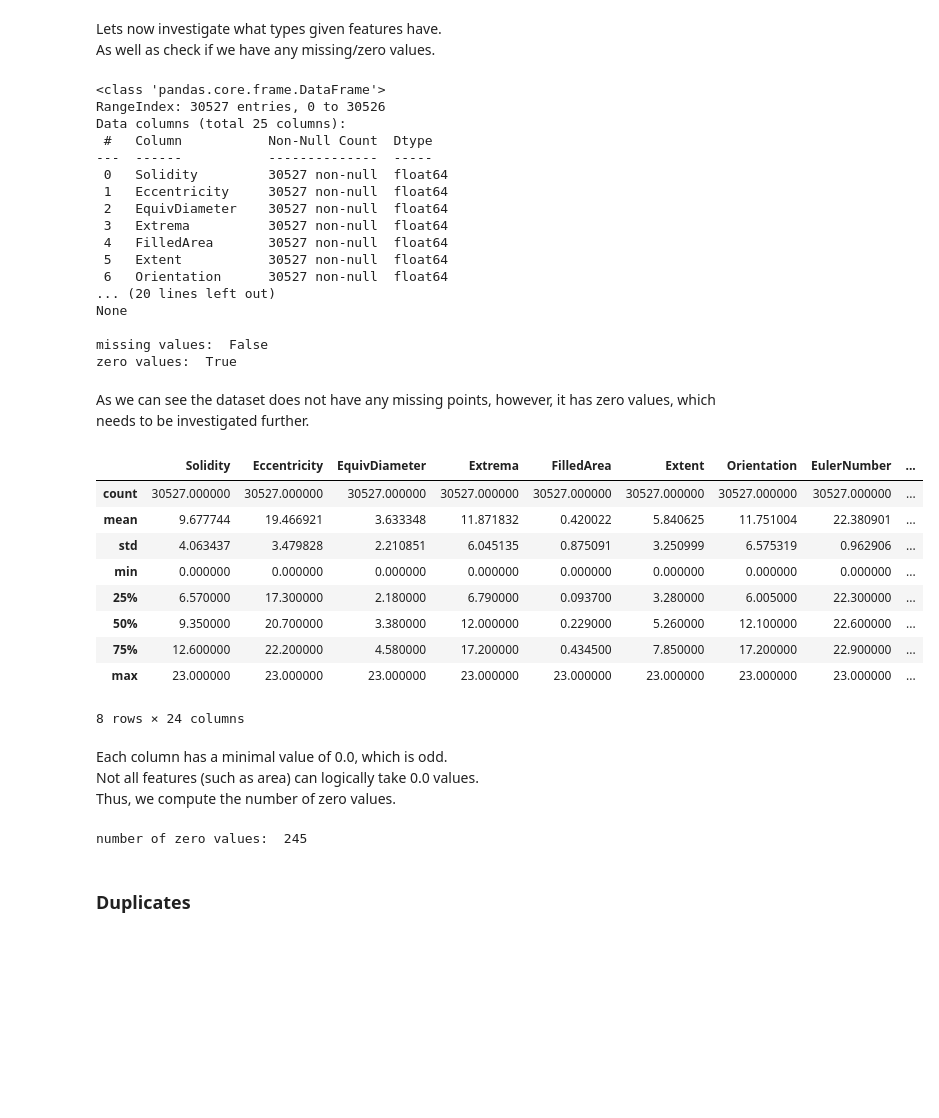
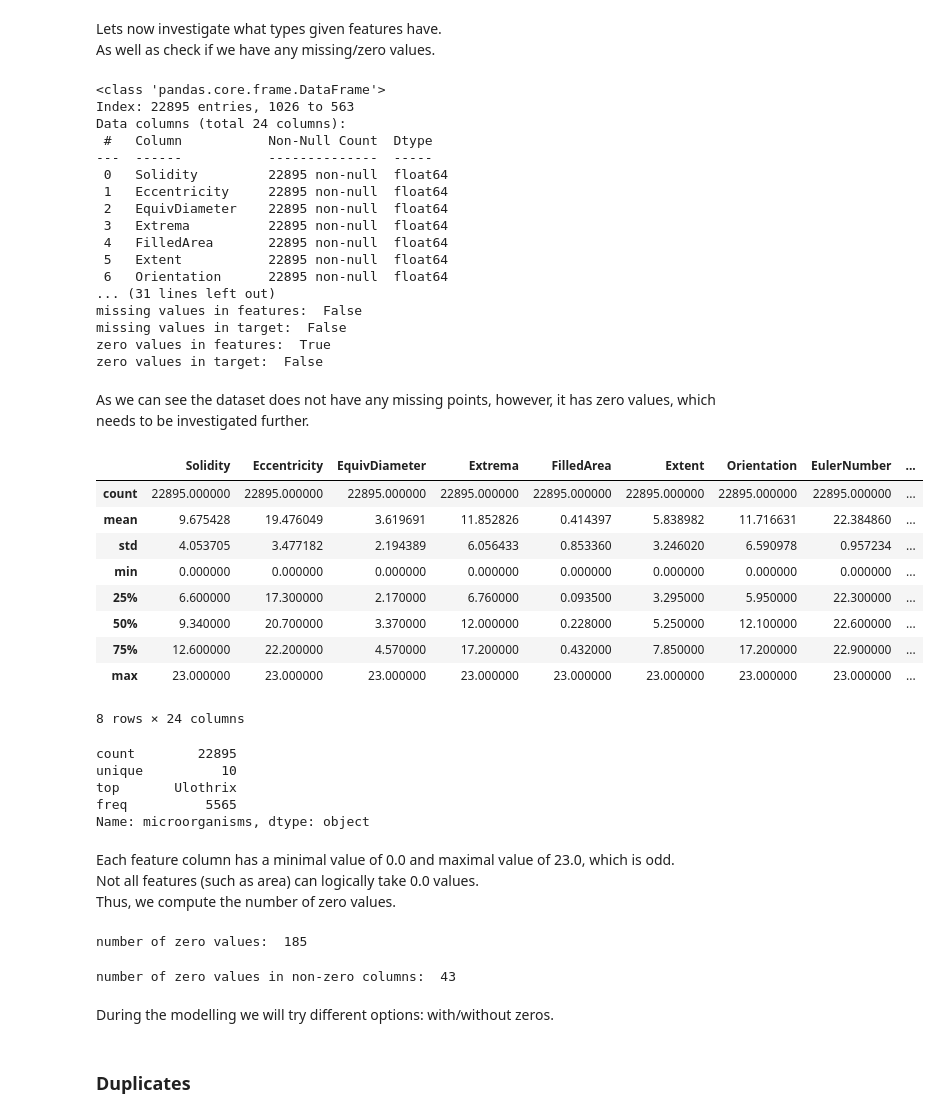
Before and after one commit to dabokva/ProjectML, a Jupyter notebook: finalDocumentation.ipynb, the cells around one changed output. Cells and saved outputs as stored; diff of their text form; code cells hidden in the pictures; blank space fills up the shorter version.

```diff
--- a/finalDocumentation.ipynb
+++ b/finalDocumentation.ipynb
@@ -44,51 +44,75 @@ We can see that the dataset has **30527** samples and **26** features
+# %%
+features = df.drop(columns=['microorganisms'])
+target = df['microorganisms']
+# %%
+from sklearn.model_selection import train_test_split
+
+x_train, x_test, y_train, y_test = train_test_split(features, target, train_size=0.75, stratify=target, random_state=42)
 # %% [markdown]
 Lets now investigate what types given features have.
 As well as check if we have any missing/zero values.
 # %%
-print(df.info(), end='\n\n')
-print('missing values: ', (df.isna().any().any()))
-print('zero values: ', (df==0.0).any().any())
+print(x_train.info(), end='\n\n')
+print(y_train.info(), end='\n\n')
+print('missing values in features: ', (x_train.isna().any().any()))
+print('missing values in target: ', (y_train.isna().any().any()))
+print('zero values in features: ', (x_train==0.0).any().any())
+print('zero values in target: ', (y_train==0.0).any().any())
 # %% [output]
 <class 'pandas.core.frame.DataFrame'>
-RangeIndex: 30527 entries, 0 to 30526
-Data columns (total 25 columns):
+Index: 22895 entries, 1026 to 563
+Data columns (total 24 columns):
  #   Column           Non-Null Count  Dtype
 ---  ------           --------------  -----
- 0   Solidity         30527 non-null  float64
- 1   Eccentricity     30527 non-null  float64
- 2   EquivDiameter    30527 non-null  float64
- 3   Extrema          30527 non-null  float64
- 4   FilledArea       30527 non-null  float64
- 5   Extent           30527 non-null  float64
- 6   Orientation      30527 non-null  float64
-... (20 lines left out)
-None
-
-missing values:  False
-zero values:  True
+ 0   Solidity         22895 non-null  float64
+ 1   Eccentricity     22895 non-null  float64
+ 2   EquivDiameter    22895 non-null  float64
+ 3   Extrema          22895 non-null  float64
+ 4   FilledArea       22895 non-null  float64
+ 5   Extent           22895 non-null  float64
+ 6   Orientation      22895 non-null  float64
+... (31 lines left out)
+missing values in features:  False
+missing values in target:  False
+zero values in features:  True
+zero values in target:  False
 # %% [markdown]
 As we can see the dataset does not have any missing points, however, it has zero values, which needs to be investigated further.
 # %%
-df.describe()
+x_train.describe()
 # %% [output]
 |  | Solidity | Eccentricity | EquivDiameter | Extrema | FilledArea | Extent | Orientation | EulerNumber | ... |
-| count | 30527.000000 | 30527.000000 | 30527.000000 | 30527.000000 | 30527.000000 | 30527.000000 | 30527.000000 | 30527.000000 | ... |
-| mean | 9.677744 | 19.466921 | 3.633348 | 11.871832 | 0.420022 | 5.840625 | 11.751004 | 22.380901 | ... |
-| std | 4.063437 | 3.479828 | 2.210851 | 6.045135 | 0.875091 | 3.250999 | 6.575319 | 0.962906 | ... |
+| count | 22895.000000 | 22895.000000 | 22895.000000 | 22895.000000 | 22895.000000 | 22895.000000 | 22895.000000 | 22895.000000 | ... |
+| mean | 9.675428 | 19.476049 | 3.619691 | 11.852826 | 0.414397 | 5.838982 | 11.716631 | 22.384860 | ... |
+| std | 4.053705 | 3.477182 | 2.194389 | 6.056433 | 0.853360 | 3.246020 | 6.590978 | 0.957234 | ... |
 | min | 0.000000 | 0.000000 | 0.000000 | 0.000000 | 0.000000 | 0.000000 | 0.000000 | 0.000000 | ... |
-| 25% | 6.570000 | 17.300000 | 2.180000 | 6.790000 | 0.093700 | 3.280000 | 6.005000 | 22.300000 | ... |
-| 50% | 9.350000 | 20.700000 | 3.380000 | 12.000000 | 0.229000 | 5.260000 | 12.100000 | 22.600000 | ... |
-| 75% | 12.600000 | 22.200000 | 4.580000 | 17.200000 | 0.434500 | 7.850000 | 17.200000 | 22.900000 | ... |
+| 25% | 6.600000 | 17.300000 | 2.170000 | 6.760000 | 0.093500 | 3.295000 | 5.950000 | 22.300000 | ... |
+| 50% | 9.340000 | 20.700000 | 3.370000 | 12.000000 | 0.228000 | 5.250000 | 12.100000 | 22.600000 | ... |
+| 75% | 12.600000 | 22.200000 | 4.570000 | 17.200000 | 0.432000 | 7.850000 | 17.200000 | 22.900000 | ... |
 | max | 23.000000 | 23.000000 | 23.000000 | 23.000000 | 23.000000 | 23.000000 | 23.000000 | 23.000000 | ... |
 8 rows × 24 columns
+# %%
+y_train.describe()
+# %% [output]
+count        22895
+unique          10
+top       Ulothrix
+freq          5565
+Name: microorganisms, dtype: object
 # %% [markdown]
-Each column has a minimal value of 0.0, which is odd.
+Each feature column has a minimal value of 0.0 and maximal value of 23.0, which is odd.
 Not all features (such as area) can logically take 0.0 values.
 Thus, we compute the number of zero values.
 # %%
-print('number of zero values: ', (df == 0.0).any(axis=1).sum())
+print('number of zero values: ', (x_train == 0.0).any(axis=1).sum())
 # %% [output]
-number of zero values:  245
+number of zero values:  185
+# %%
+print('number of zero values in non-zero columns: ', (x_train[['EquivDiameter', 'Perimeter', 'ConvexArea', 'Area', 'raddi']] == 0.0).any(axis=1).sum())
+# %% [output]
+number of zero values in non-zero columns:  43
+# %% [markdown]
+During the modelling we will try different options: with/without zeros.
 # %% [markdown]
 ### Duplicates
 # %% [markdown]
```
Also changed, not shown: parts of 23 cells of this notebook.
